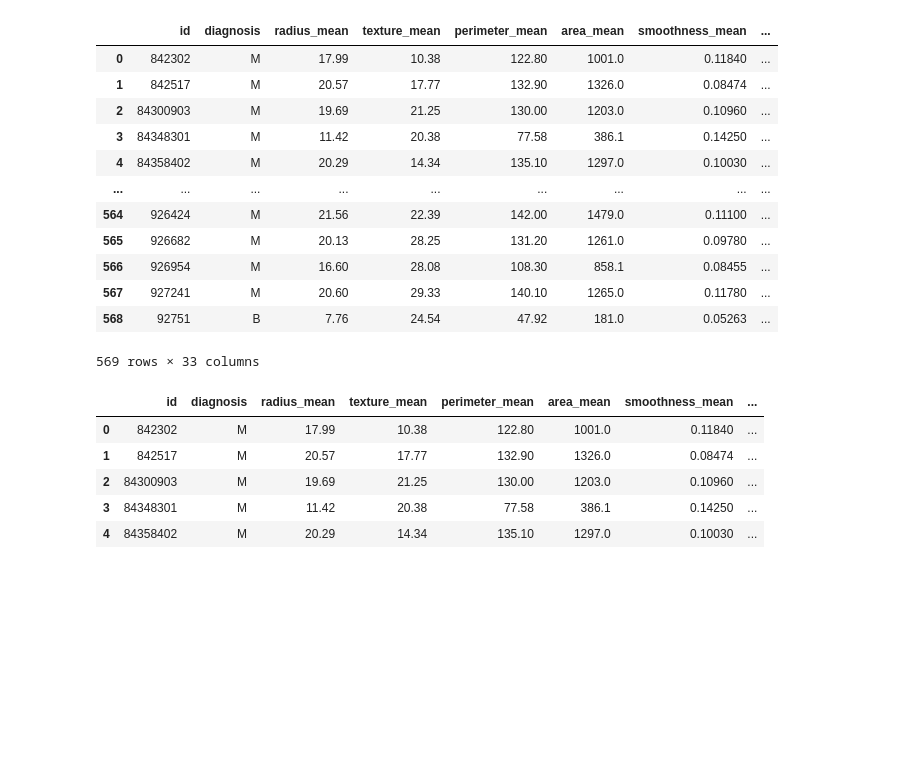
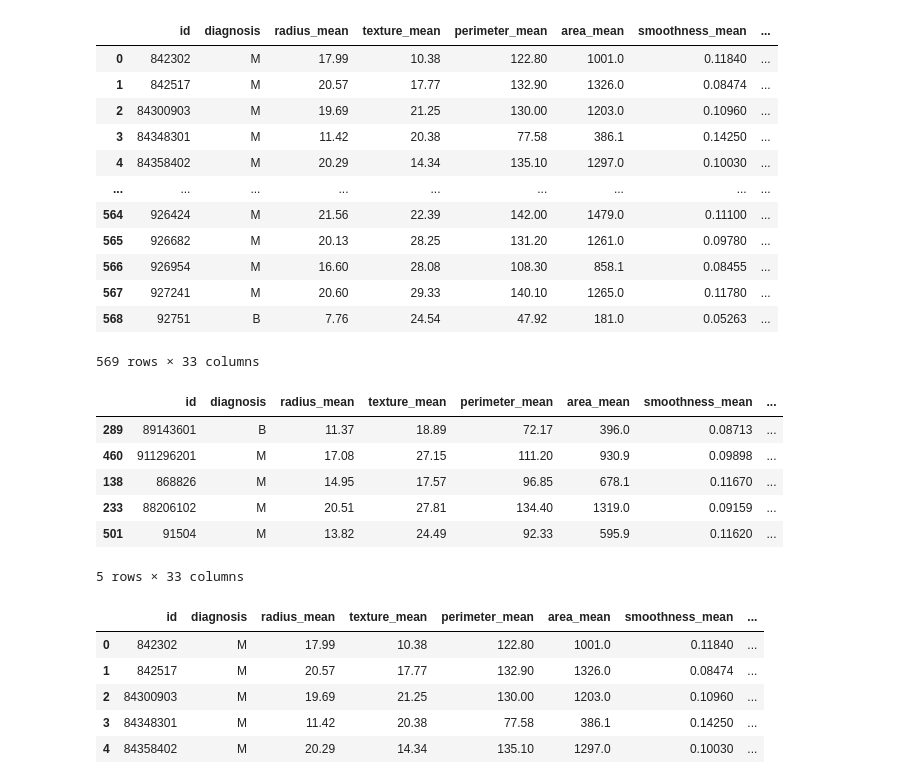
Before and after one commit to Mamtajangra/breast_cancer, a Jupyter notebook: breast_cancer.ipynb, the cells around one changed output. Cells and saved outputs as stored; diff of their text form; code cells hidden in the pictures; blank space fills up the shorter version.

```diff
--- a/breast_cancer.ipynb
+++ b/breast_cancer.ipynb
@@ -20,6 +20,16 @@ df
 | 567 | 927241 | M | 20.60 | 29.33 | 140.10 | 1265.0 | 0.11780 | ... |
 | 568 | 92751 | B | 7.76 | 24.54 | 47.92 | 181.0 | 0.05263 | ... |
 569 rows × 33 columns
+# %%
+df.sample(5)
+# %% [output]
+|  | id | diagnosis | radius_mean | texture_mean | perimeter_mean | area_mean | smoothness_mean | ... |
+| 289 | 89143601 | B | 11.37 | 18.89 | 72.17 | 396.0 | 0.08713 | ... |
+| 460 | 911296201 | M | 17.08 | 27.15 | 111.20 | 930.9 | 0.09898 | ... |
+| 138 | 868826 | M | 14.95 | 17.57 | 96.85 | 678.1 | 0.11670 | ... |
+| 233 | 88206102 | M | 20.51 | 27.81 | 134.40 | 1319.0 | 0.09159 | ... |
+| 501 | 91504 | M | 13.82 | 24.49 | 92.33 | 595.9 | 0.11620 | ... |
+5 rows × 33 columns
 # %%
 df.head(5)
 # %% [output]
```
Also changed, not shown: parts of 9 cells of this notebook.
